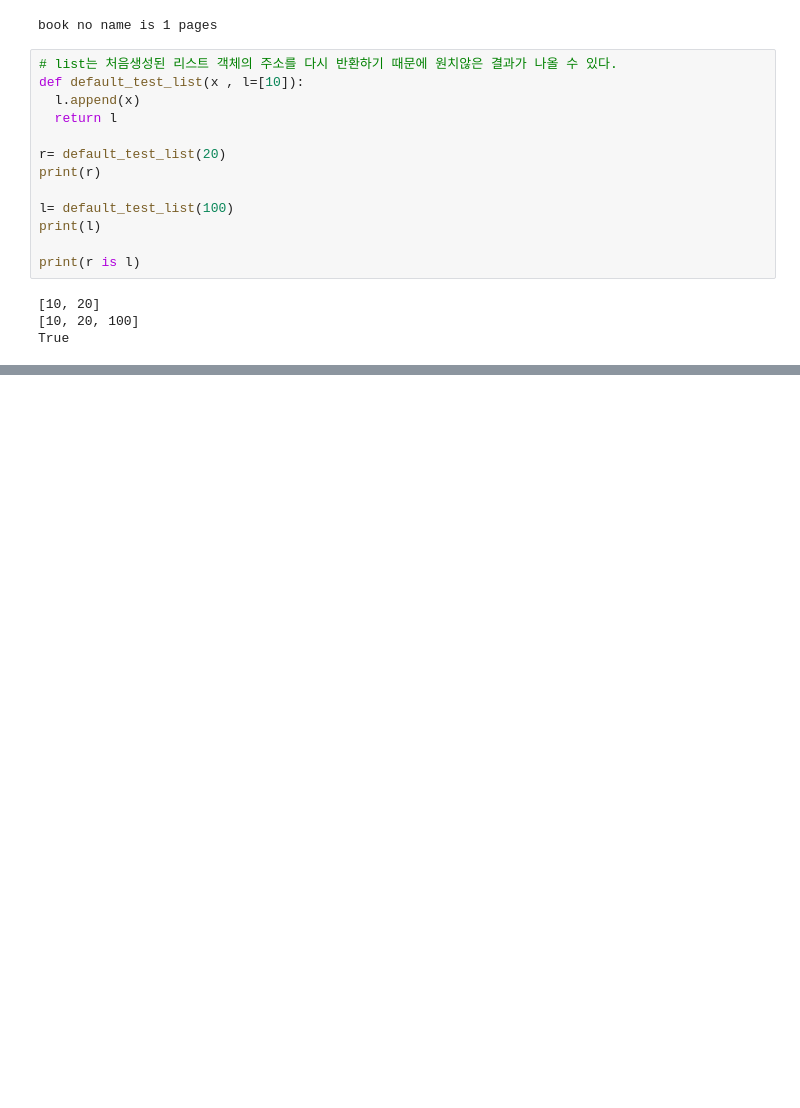
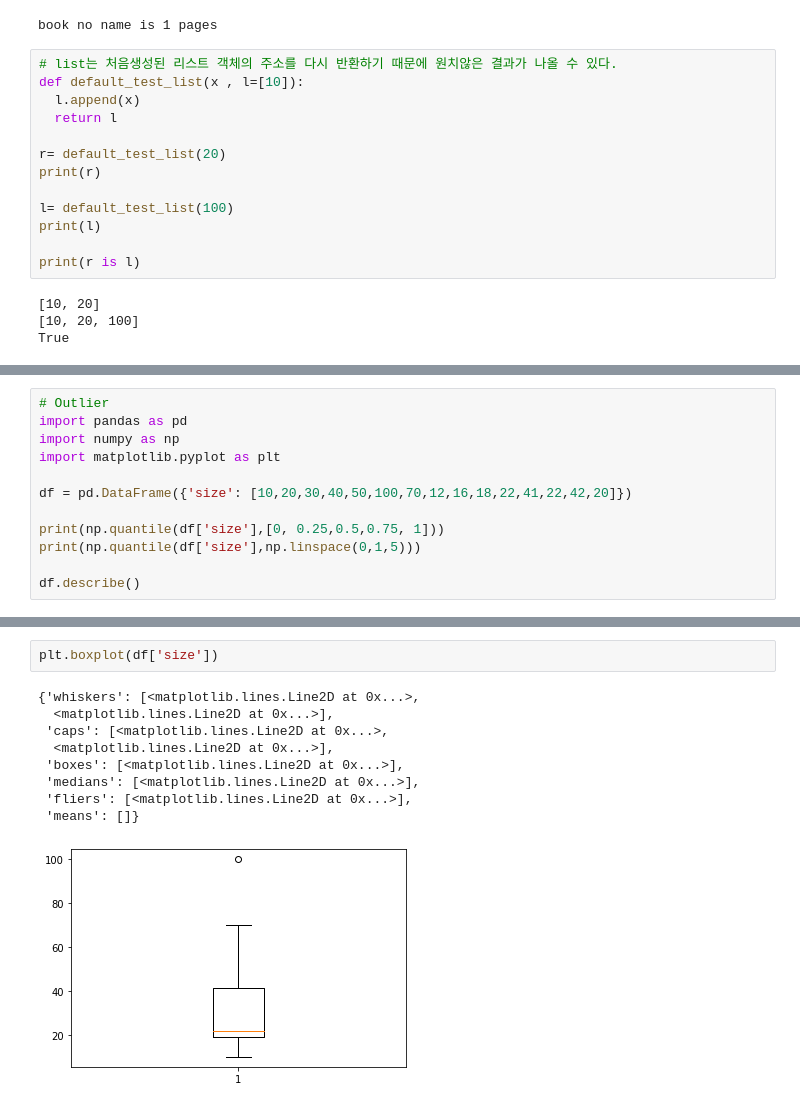
Before and after one commit to gabrielwithappy/python_study, a Jupyter notebook: Python_Basic.ipynb, the cells around one changed output, grey strips where cells are left out. Cells and saved outputs as stored; diff of their text form; blank space fills up the shorter version.

```diff
--- a/Python_Basic.ipynb
+++ b/Python_Basic.ipynb
@@ -484,0 +493,12 @@ True
+# %%
+# Outlier
+import pandas as pd
+import numpy as np
+import matplotlib.pyplot as plt
+
+df = pd.DataFrame({'size': [10,20,30,40,50,100,70,12,16,18,22,41,22,42,20]})
+
+print(np.quantile(df['size'],[0, 0.25,0.5,0.75, 1]))
+print(np.quantile(df['size'],np.linspace(0,1,5)))
+
+df.describe()
@@ -484,0 +517,12 @@ True
+# %%
+plt.boxplot(df['size'])
+# %% [output]
+{'whiskers': [<matplotlib.lines.Line2D at 0x...>,
+  <matplotlib.lines.Line2D at 0x...>],
+ 'caps': [<matplotlib.lines.Line2D at 0x...>,
+  <matplotlib.lines.Line2D at 0x...>],
+ 'boxes': [<matplotlib.lines.Line2D at 0x...>],
+ 'medians': [<matplotlib.lines.Line2D at 0x...>],
+ 'fliers': [<matplotlib.lines.Line2D at 0x...>],
+ 'means': []}
+[figure, added]
```
Also changed, not shown: parts of 10 cells of this notebook.
